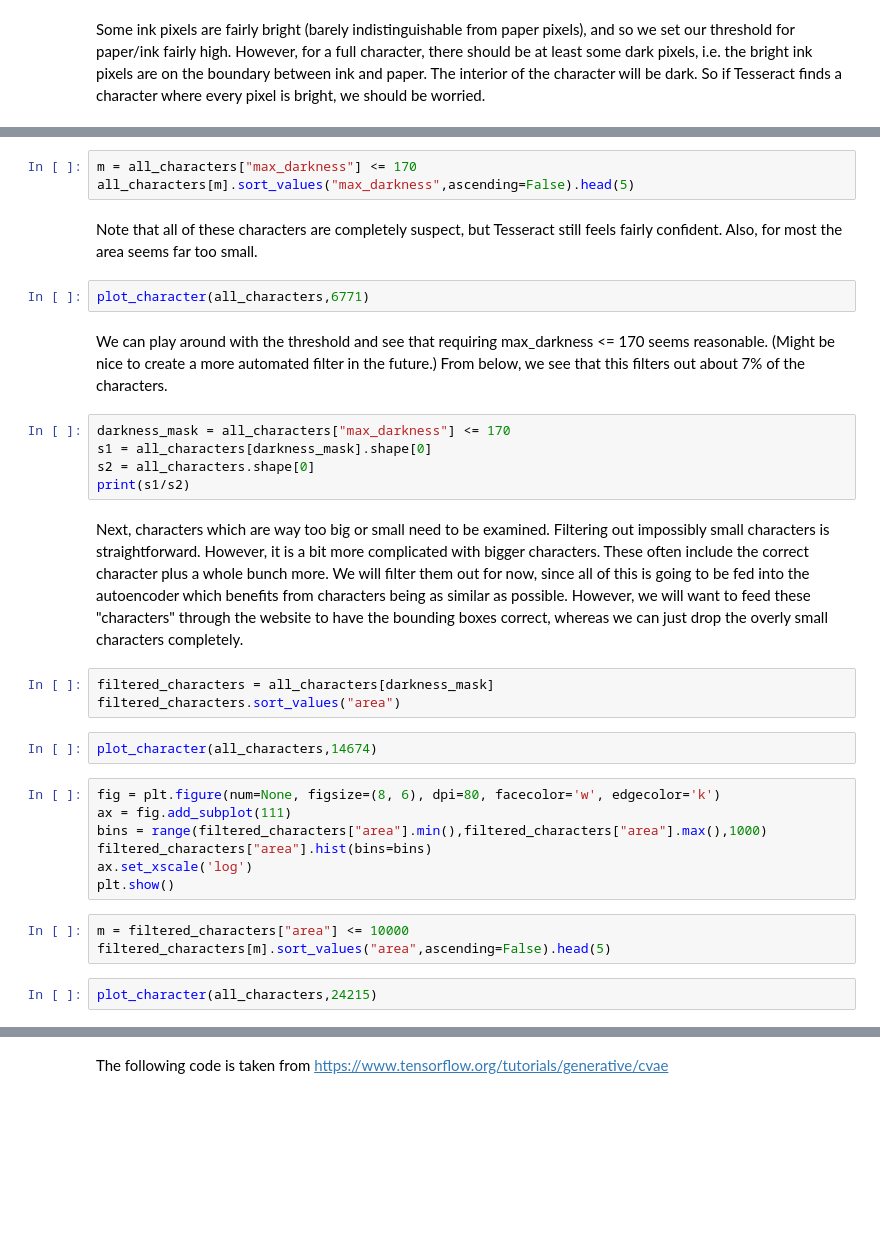
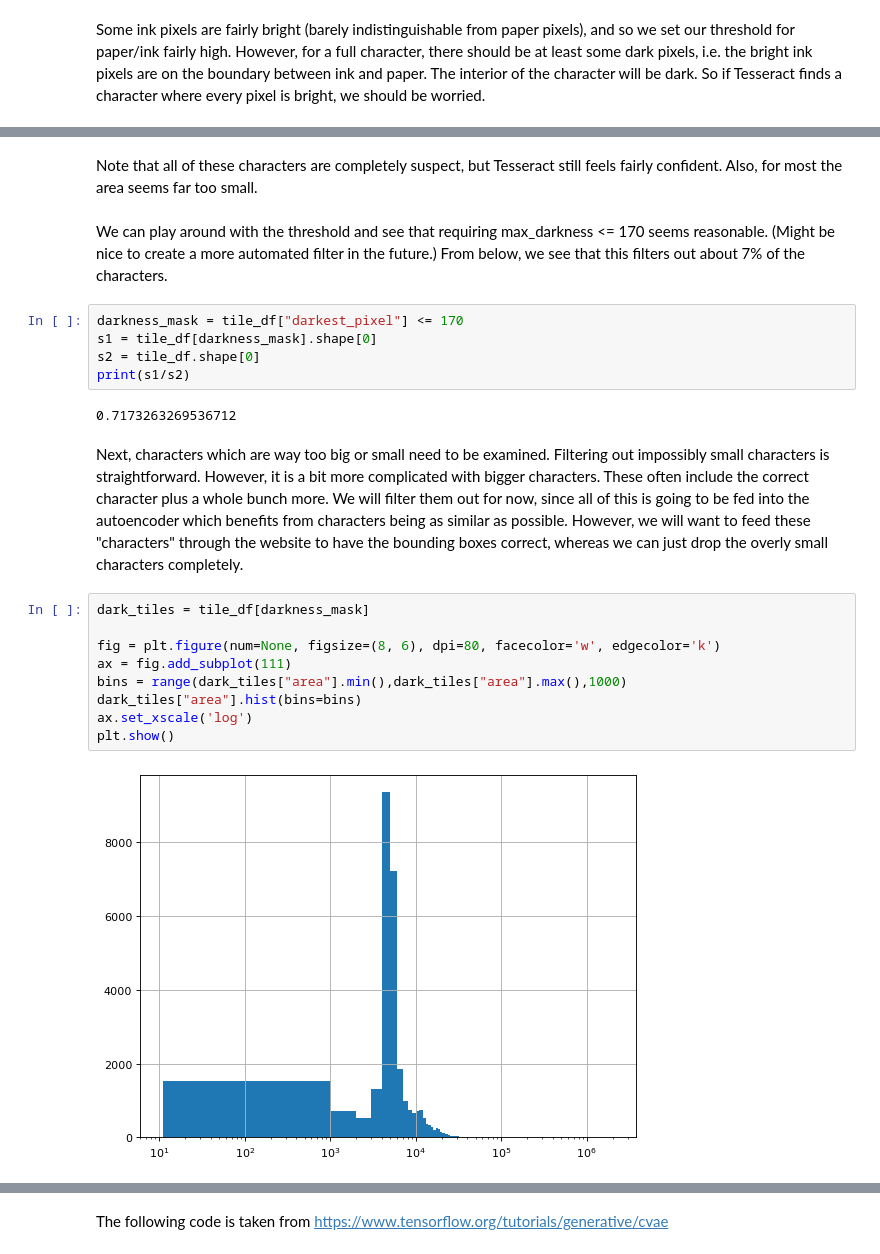
Before and after one commit to ggdhines/historical-transcriptions, a Jupyter notebook: notebooks/ocr followup.ipynb, the cells around one changed output, grey strips where cells are left out. Saved outputs shown, nothing was run; the diff lists cells and outputs as text; blank space fills up the shorter version.

```diff
--- a/notebooks/ocr followup.ipynb
+++ b/notebooks/ocr followup.ipynb
@@ -179,34 +158,25 @@ plt.show()
-# %%
-m = all_characters["max_darkness"] <= 170
-all_characters[m].sort_values("max_darkness",ascending=False).head(5)
 # %% [markdown]
 Note that all of these characters are completely suspect, but Tesseract still feels fairly confident. Also, for most the area seems far too small.
-# %%
-plot_character(all_characters,6771)
 # %% [markdown]
 We can play around with the threshold and see that requiring max_darkness <= 170 seems reasonable. (Might be nice to create a more automated filter in the future.) From below, we see that this filters out about 7% of the characters.
 # %%
-darkness_mask = all_characters["max_darkness"] <= 170
-s1 = all_characters[darkness_mask].shape[0]
-s2 = all_characters.shape[0]
+darkness_mask = tile_df["darkest_pixel"] <= 170
+s1 = tile_df[darkness_mask].shape[0]
+s2 = tile_df.shape[0]
 print(s1/s2)
+# %% [output]
+0.7173263269536712
 # %% [markdown]
 Next, characters which are way too big or small need to be examined. Filtering out impossibly small characters is straightforward. However, it is a bit more complicated with bigger characters. These often include the correct character plus a whole bunch more. We will filter them out for now, since all of this is going to be fed into the autoencoder which benefits from characters being as similar as possible. However, we will want to feed these "characters" through the website to have the bounding boxes correct, whereas we can just drop the overly small characters completely.
-# %%
-filtered_characters = all_characters[darkness_mask]
-filtered_characters.sort_values("area")
-# %%
-plot_character(all_characters,14674)
 # %%
+dark_tiles = tile_df[darkness_mask]
+
 fig = plt.figure(num=None, figsize=(8, 6), dpi=80, facecolor='w', edgecolor='k')
 ax = fig.add_subplot(111)
-bins = range(filtered_characters["area"].min(),filtered_characters["area"].max(),1000)
-filtered_characters["area"].hist(bins=bins)
+bins = range(dark_tiles["area"].min(),dark_tiles["area"].max(),1000)
+dark_tiles["area"].hist(bins=bins)
 ax.set_xscale('log')
 plt.show()
+# %% [output]
+[figure, added]
-# %%
-m = filtered_characters["area"] <= 10000
-filtered_characters[m].sort_values("area",ascending=False).head(5)
-# %%
-plot_character(all_characters,24215)
 # %% [markdown]
```
Also changed, not shown: parts of 37 cells of this notebook, 2 other files.
